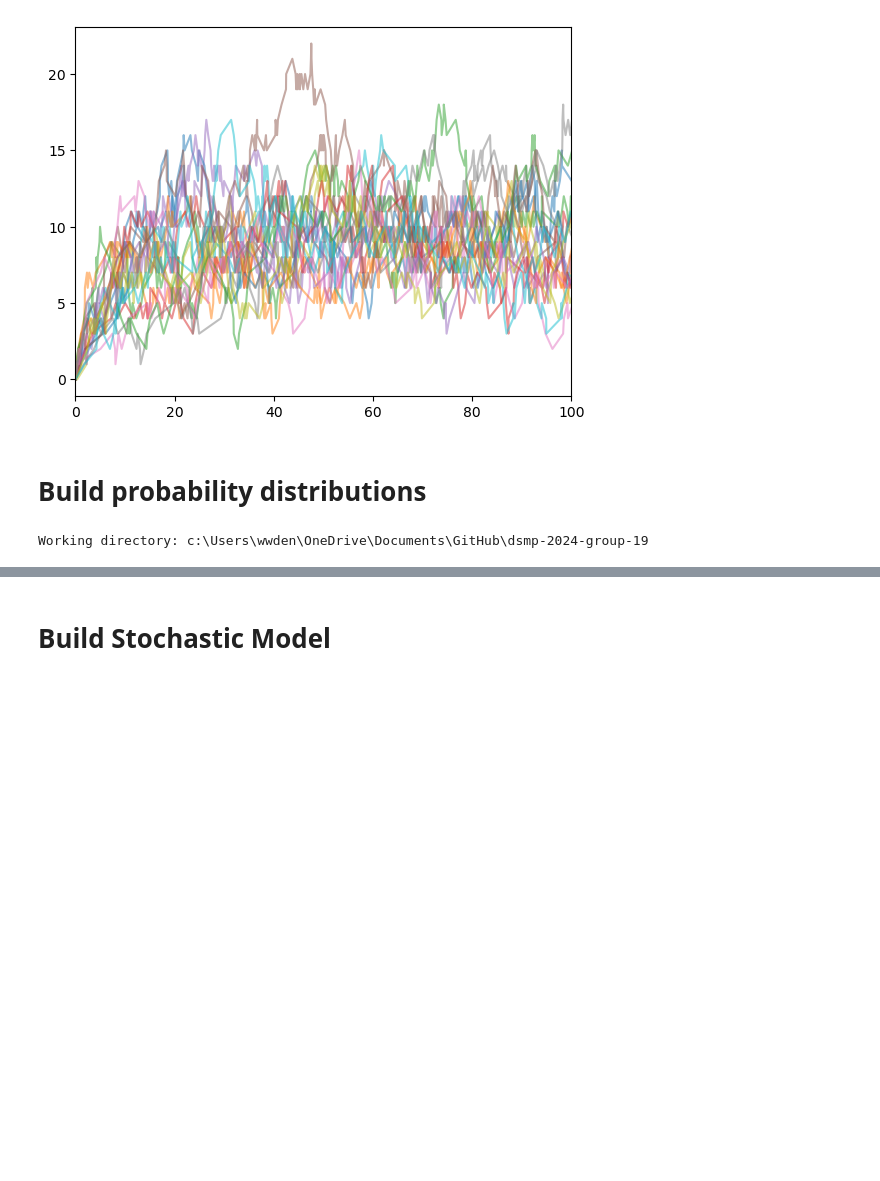
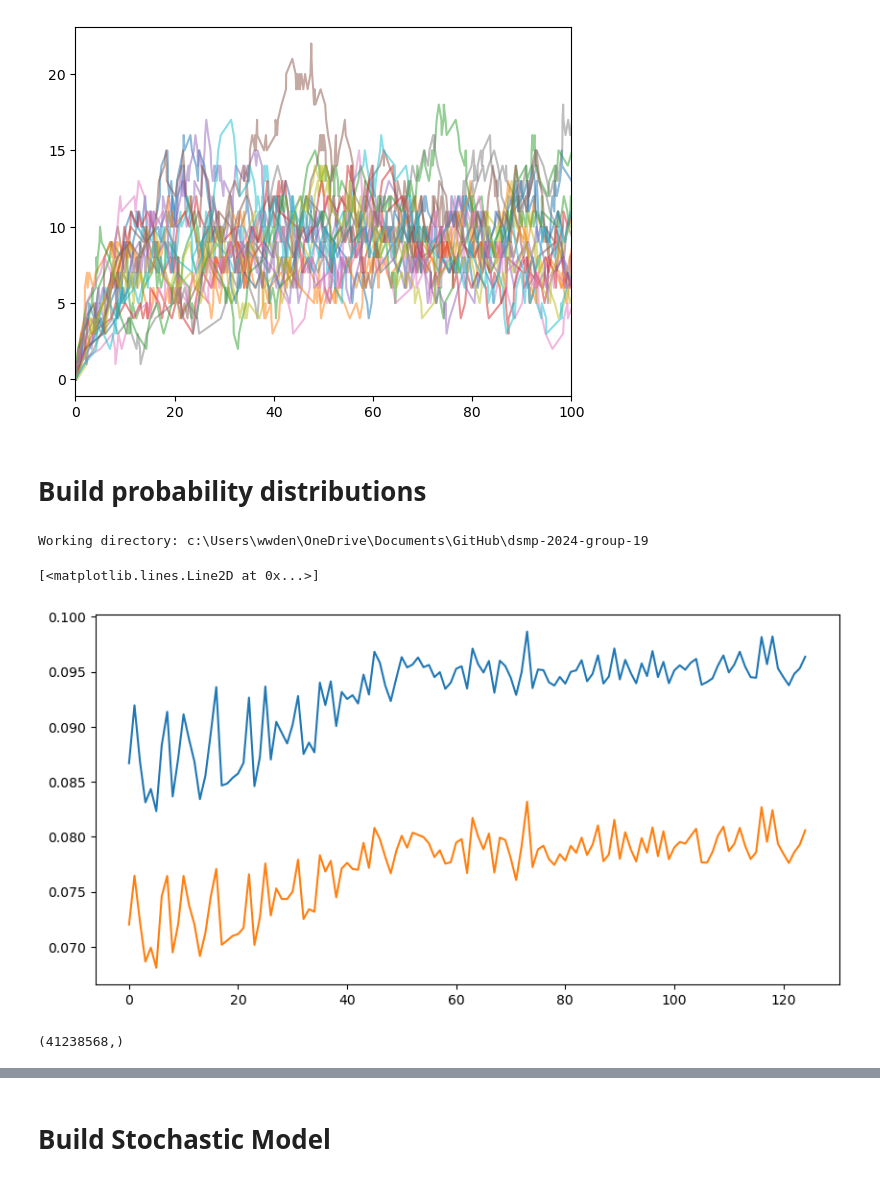
Before and after one commit to UoB-DSMP-2023-24/dsmp-2024-group-19, a Jupyter notebook: Stochastic/Simul1.ipynb, the cells around one changed output, grey strips where cells are left out. Cells and saved outputs as stored; diff of their text form; code cells hidden in the pictures; blank space fills up the shorter version.

```diff
--- a/Stochastic/Simul1.ipynb
+++ b/Stochastic/Simul1.ipynb
@@ -119,3 +119,22 @@ from fast_tools import get_dates, readc_day
 
 dates = get_dates()
 data = [readc_day(day) for day in dates]
+# %%
+import seaborn as sns
+import matplotlib.pyplot as plt
+
+lob_times = [np.diff(d[1]) for d in data]
+mean_times = [np.mean(d) for d in lob_times]
+std_times = [np.std(d) for d in lob_times]
+
+plt.figure(figsize=(10,5))
+plt.plot(mean_times)
+plt.plot(std_times)
+# %% [output]
+[<matplotlib.lines.Line2D at 0x...>]
+[figure, added]
+# %%
+diff_merge = np.concatenate(lob_times, axis = 0)
+diff_merge.shape
+# %% [output]
+(41238568,)
```
Also changed, not shown: parts of 4 cells of this notebook.
